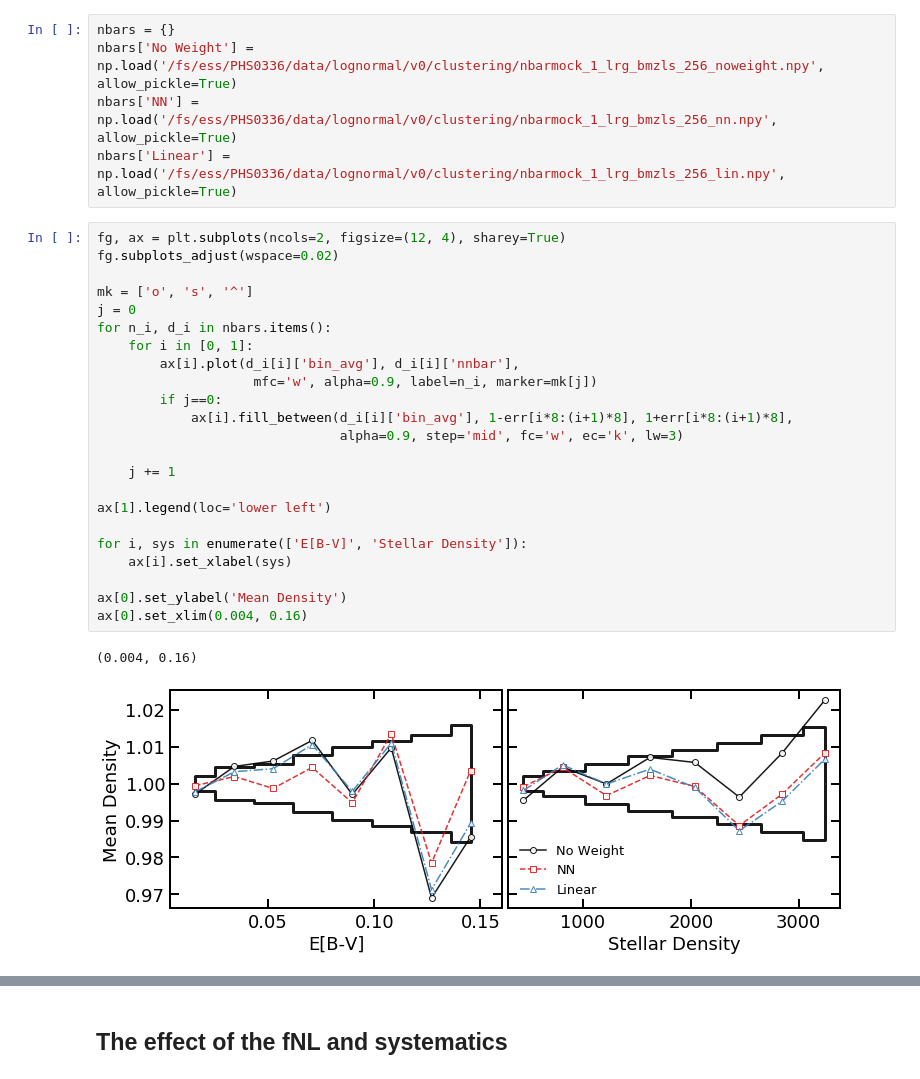
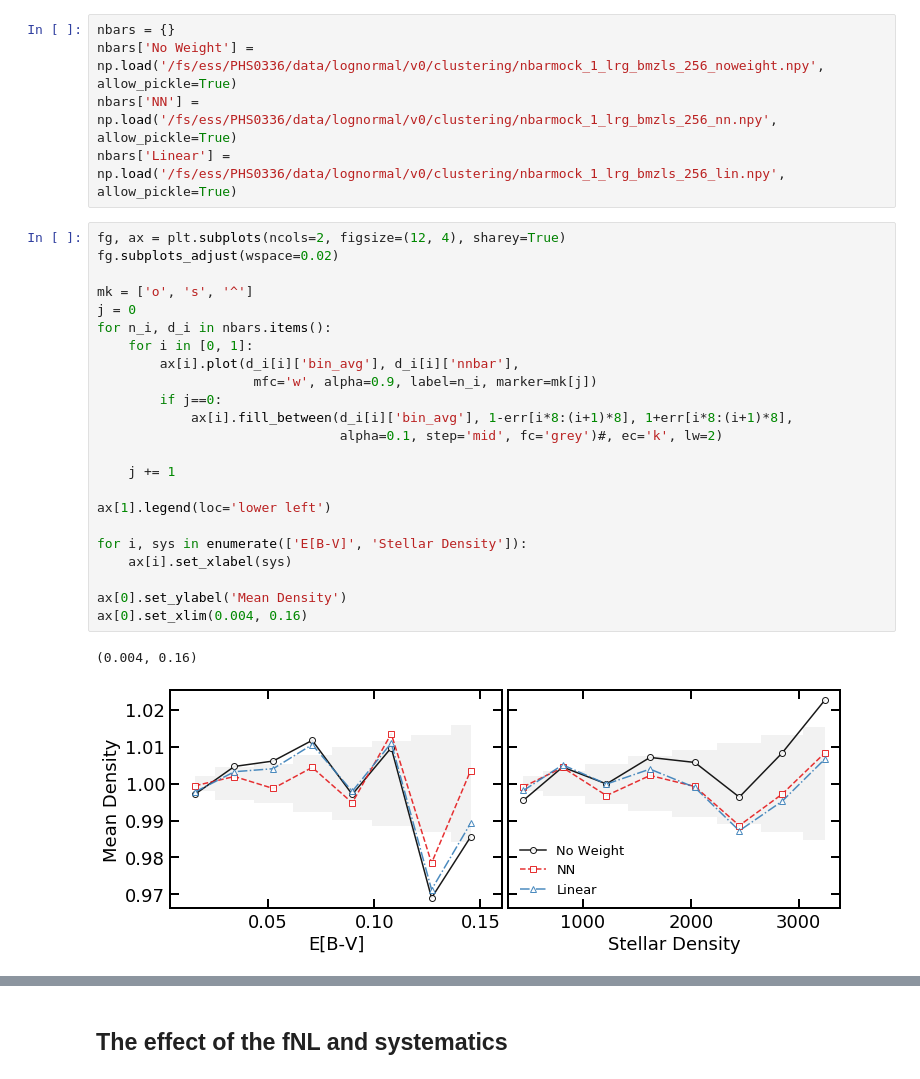
Before and after one commit to mehdirezaie/LSSutils, a Jupyter notebook: notebooks/desi/LognormalFlask.ipynb, the cells around one changed output, grey strips where cells are left out. Cells and saved outputs as stored; diff of their text form.

```diff
--- a/notebooks/desi/LognormalFlask.ipynb
+++ b/notebooks/desi/LognormalFlask.ipynb
@@ -191,26 +258,26 @@ nbars['Linear'] = np.load('/fs/ess/PHS0336/data/lognormal/v0/clustering/nbarmock
 # %%
 fg, ax = plt.subplots(ncols=2, figsize=(12, 4), sharey=True)
 fg.subplots_adjust(wspace=0.02)
 
 mk = ['o', 's', '^']
 j = 0
 for n_i, d_i in nbars.items():
     for i in [0, 1]:
         ax[i].plot(d_i[i]['bin_avg'], d_i[i]['nnbar'],
                     mfc='w', alpha=0.9, label=n_i, marker=mk[j])
         if j==0:
             ax[i].fill_between(d_i[i]['bin_avg'], 1-err[i*8:(i+1)*8], 1+err[i*8:(i+1)*8],
-                               alpha=0.9, step='mid', fc='w', ec='k', lw=3)
+                               alpha=0.1, step='mid', fc='grey')#, ec='k', lw=2)
 
     j += 1
 
 ax[1].legend(loc='lower left')
 
 for i, sys in enumerate(['E[B-V]', 'Stellar Density']):
     ax[i].set_xlabel(sys)
 
 ax[0].set_ylabel('Mean Density')
 ax[0].set_xlim(0.004, 0.16)
 # %% [output]
 (0.004, 0.16)
-[figure, old version]
+[figure, new version]
```
Also changed, not shown: parts of 6 cells of this notebook, 2 other files.
